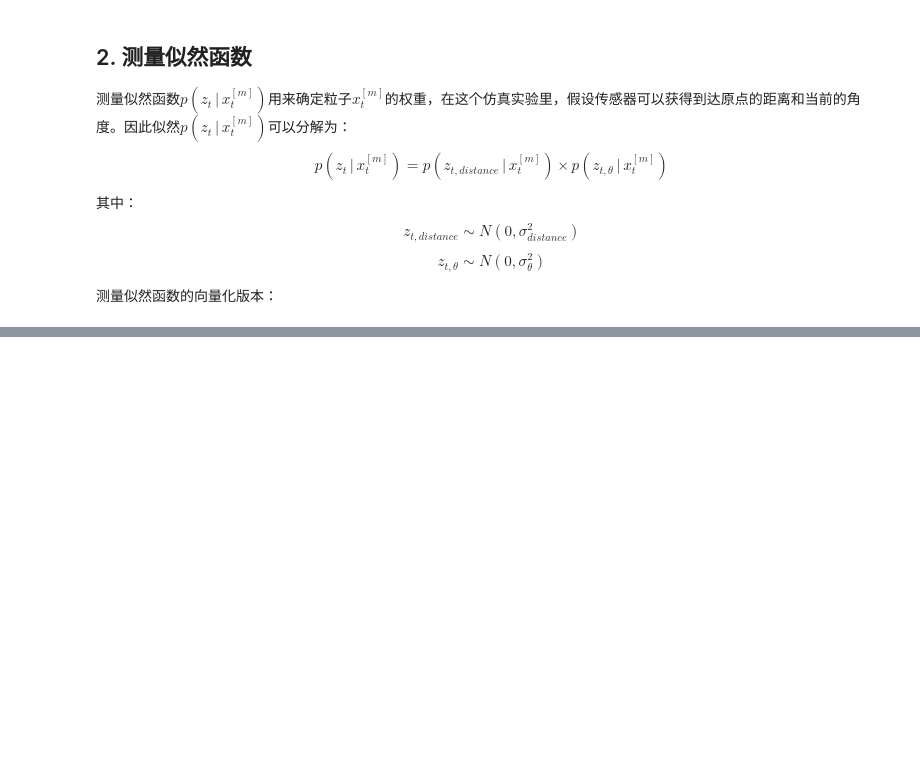
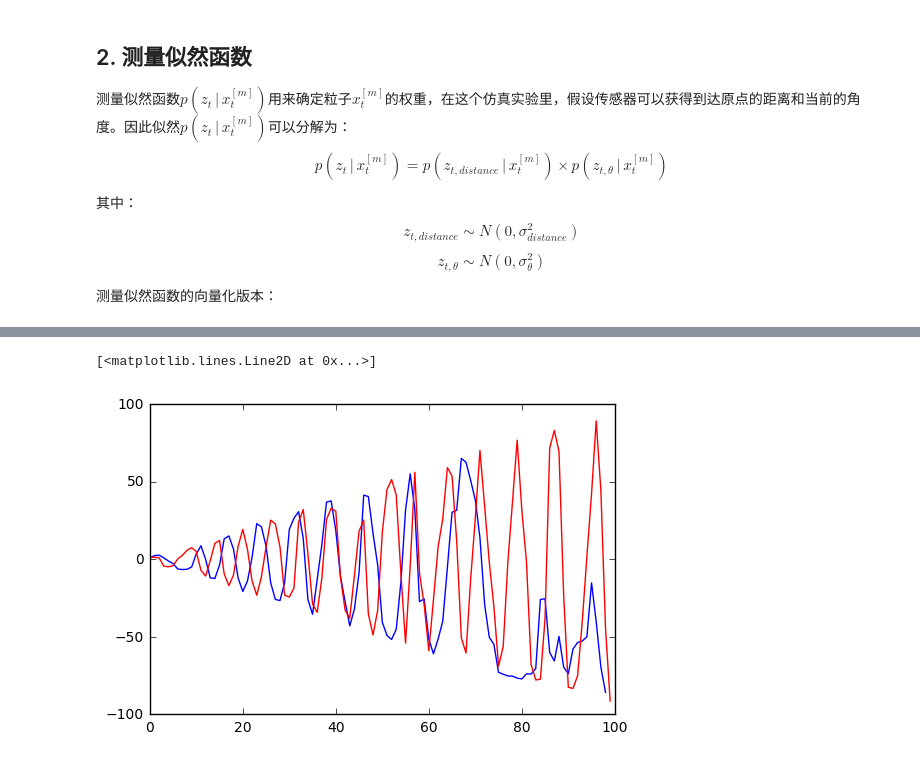
Before and after one commit to liuii/ProbRobotics, a Jupyter notebook: notebooks/02NonparametricFilters/ParticleFilterResampleVersion.ipynb, the cells around one changed output, grey strips where cells are left out. Drawn from its saved outputs; the diff is of its cells as text; code cells hidden in the pictures; blank space fills up the shorter version.

```diff
--- a/notebooks/02NonparametricFilters/ParticleFilterResampleVersion.ipynb
+++ b/notebooks/02NonparametricFilters/ParticleFilterResampleVersion.ipynb
@@ -200,0 +242,9 @@ U[0], Z[0]
+# %%
+n = 100
+observation = Z.reshape((-1,2))
+distance = np.sqrt(X_ground_truth[1:n,1] ** 2 + X_ground_truth[1:n,0] ** 2)
+plt.plot(distance * np.sin(X_ground_truth[1:n,0]), c='b')
+plt.plot(observation[:n,0] * np.sin(observation[:n,0]),c='r')
+# %% [output]
+[<matplotlib.lines.Line2D at 0x...>]
+[figure, added]
```
Also changed, not shown: parts of 10 cells of this notebook, 1 other file.
